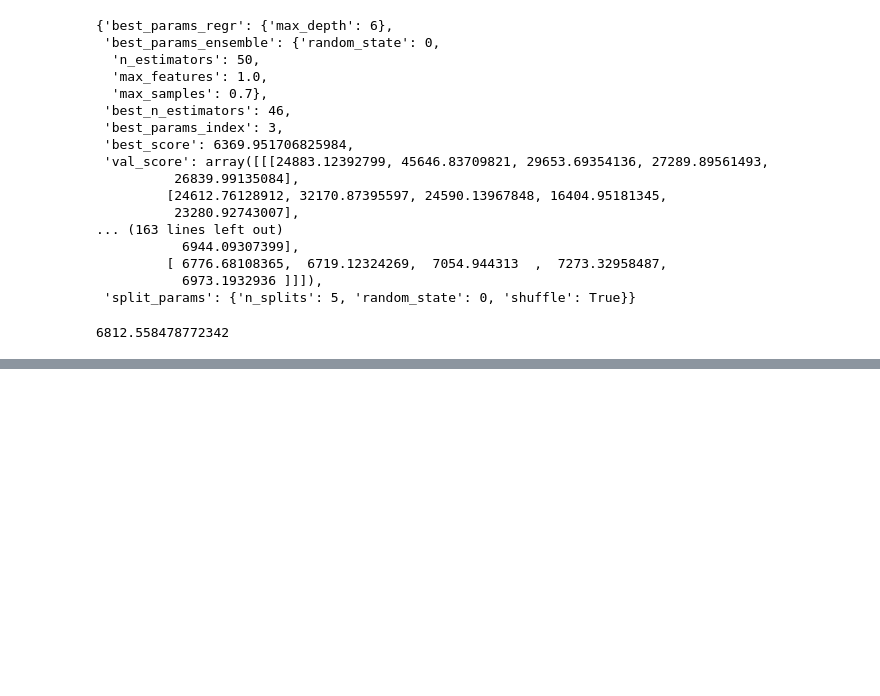
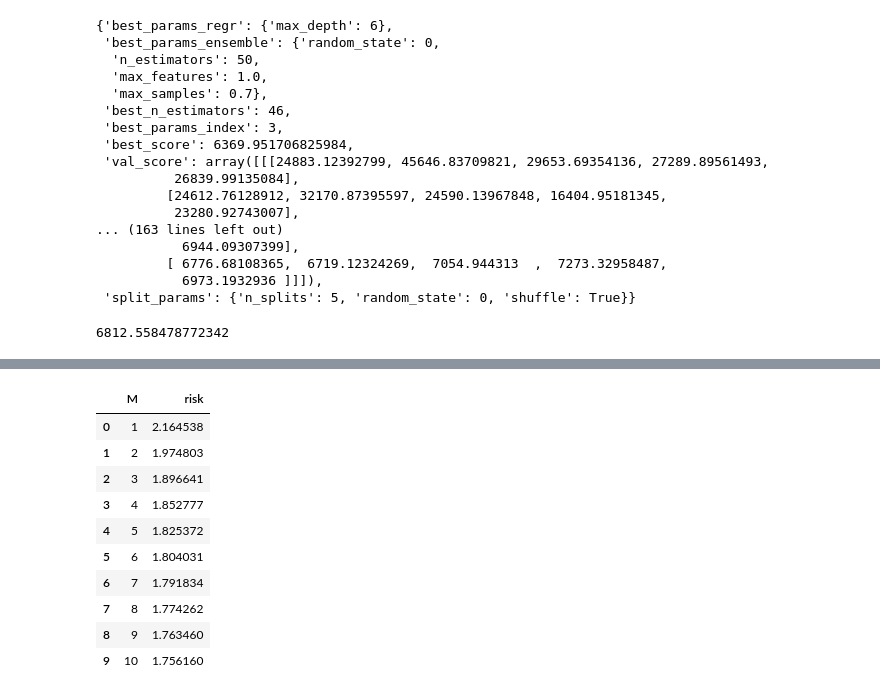
Before and after one commit to jaydu1/ensemble-cross-validation, a Jupyter notebook: demo.ipynb, the cells around one changed output, grey strips where cells are left out. Saved outputs shown, nothing was run; the diff lists cells and outputs as text; code cells hidden in the pictures; blank space fills up the shorter version.

```diff
--- a/demo.ipynb
+++ b/demo.ipynb
@@ -312,0 +356,14 @@ res_kfoldcv.iloc[info_ecv['best_params_index']]['risk_test-{}'.format(info_kfold
+# %%
+regr.compute_risk(X_test, y_test, return_df=True)
+# %% [output]
+|  | M | risk |
+| 0 | 1 | 2.164538 |
+| 1 | 2 | 1.974803 |
+| 2 | 3 | 1.896641 |
+| 3 | 4 | 1.852777 |
+| 4 | 5 | 1.825372 |
+| 5 | 6 | 1.804031 |
+| 6 | 7 | 1.791834 |
+| 7 | 8 | 1.774262 |
+| 8 | 9 | 1.763460 |
+| 9 | 10 | 1.756160 |
```
Also changed, not shown: parts of 15 cells of this notebook.
